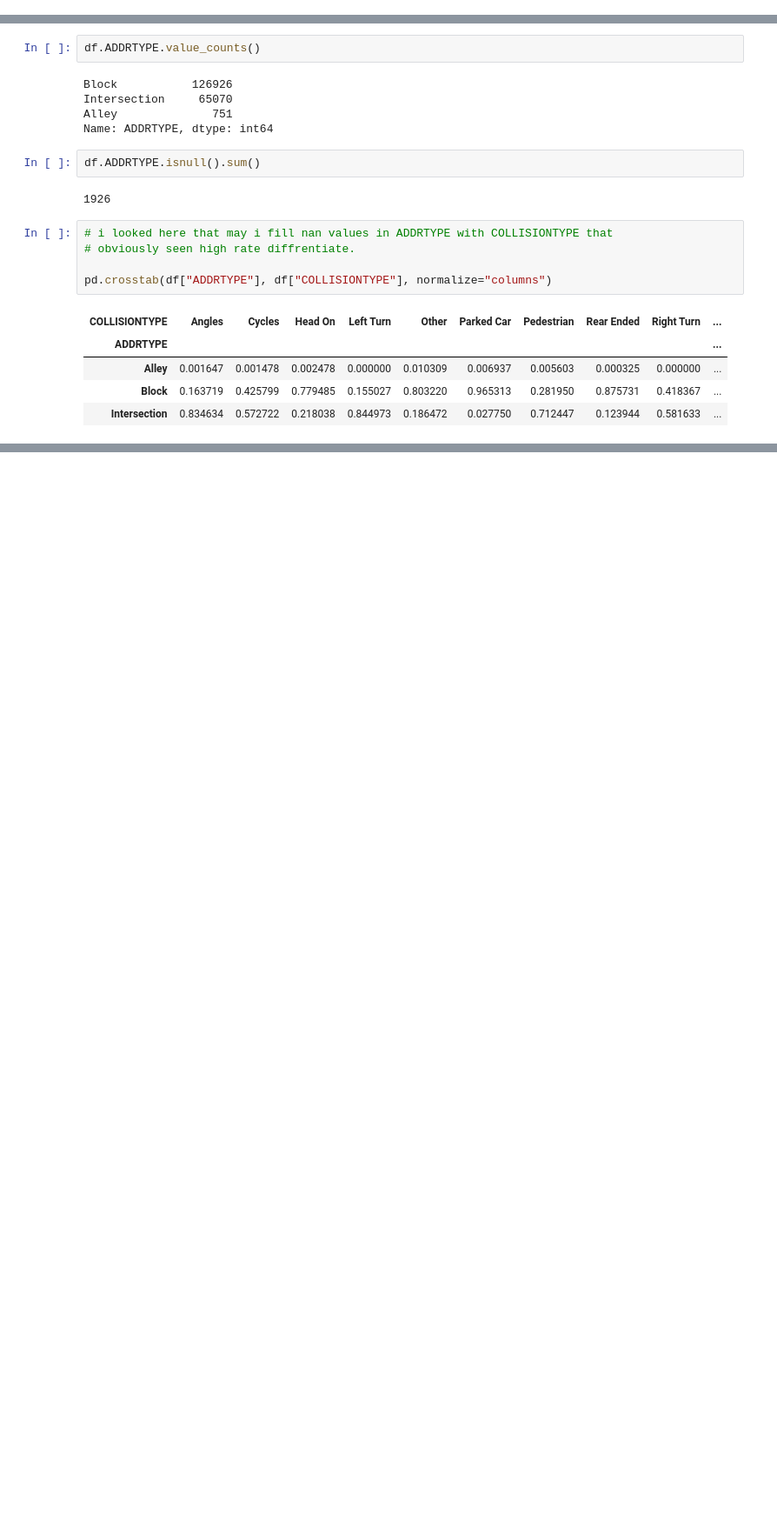
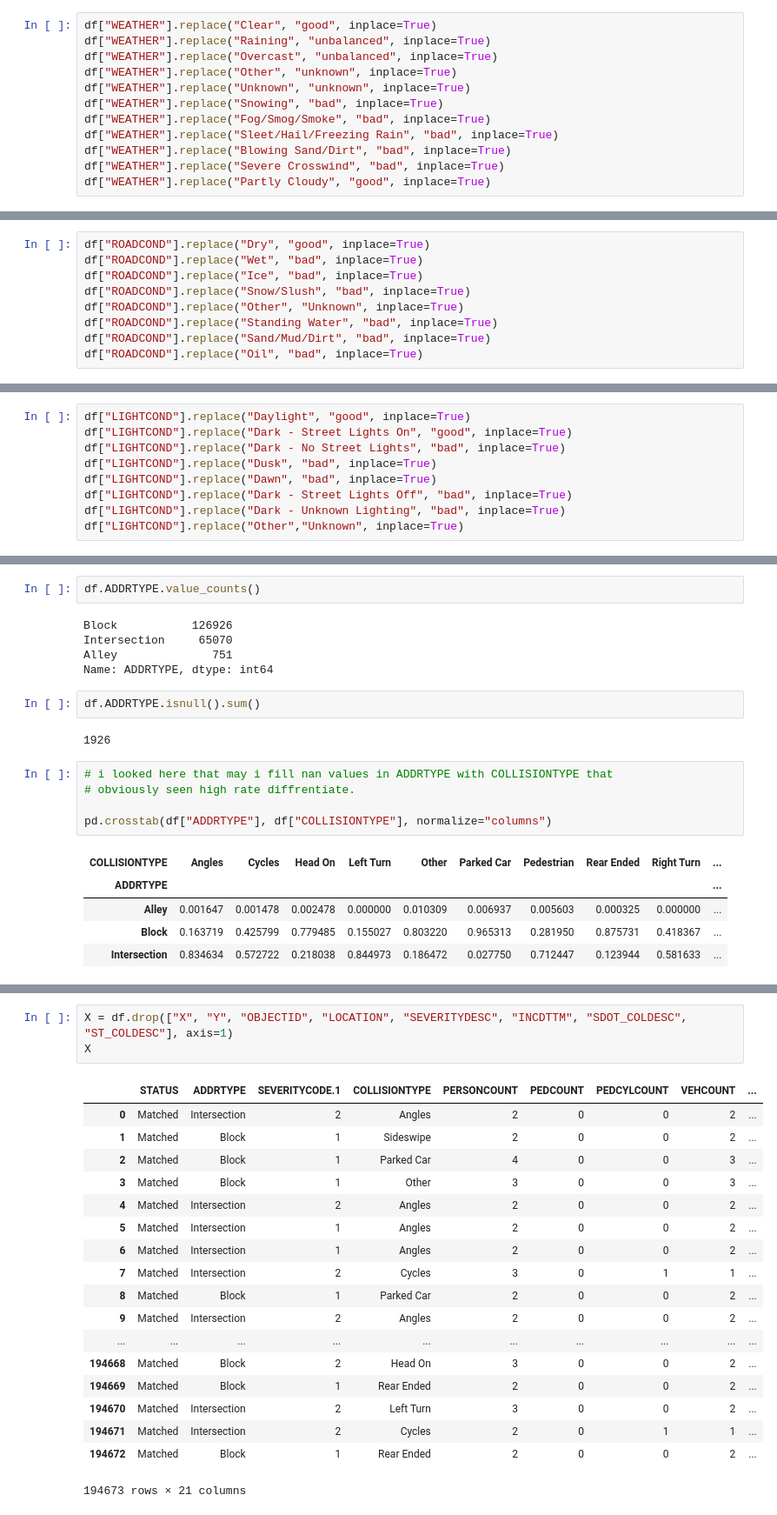
Before and after one commit to okanexe/Coursera_Capstone, a Jupyter notebook: Intro_BusinessProb_Data.ipynb, the cells around one changed output, grey strips where cells are left out. Shown at 87% size. Cells and saved outputs as stored; diff of their text form; blank space fills up the shorter version.

```diff
--- a/Intro_BusinessProb_Data.ipynb
+++ b/Intro_BusinessProb_Data.ipynb
@@ -308,0 +314,12 @@ Name: WEATHER, dtype: int64
+# %%
+df["WEATHER"].replace("Clear", "good", inplace=True)
+df["WEATHER"].replace("Raining", "unbalanced", inplace=True)
+df["WEATHER"].replace("Overcast", "unbalanced", inplace=True)
+df["WEATHER"].replace("Other", "unknown", inplace=True)
+df["WEATHER"].replace("Unknown", "unknown", inplace=True)
+df["WEATHER"].replace("Snowing", "bad", inplace=True)
+df["WEATHER"].replace("Fog/Smog/Smoke", "bad", inplace=True)
+df["WEATHER"].replace("Sleet/Hail/Freezing Rain", "bad", inplace=True)
+df["WEATHER"].replace("Blowing Sand/Dirt", "bad", inplace=True)
+df["WEATHER"].replace("Severe Crosswind", "bad", inplace=True)
+df["WEATHER"].replace("Partly Cloudy", "good", inplace=True)
@@ -340,0 +364,9 @@ Name: ROADCOND, dtype: int64
+# %%
+df["ROADCOND"].replace("Dry", "good", inplace=True)
+df["ROADCOND"].replace("Wet", "bad", inplace=True)
+df["ROADCOND"].replace("Ice", "bad", inplace=True)
+df["ROADCOND"].replace("Snow/Slush", "bad", inplace=True)
+df["ROADCOND"].replace("Other", "Unknown", inplace=True)
+df["ROADCOND"].replace("Standing Water", "bad", inplace=True)
+df["ROADCOND"].replace("Sand/Mud/Dirt", "bad", inplace=True)
+df["ROADCOND"].replace("Oil", "bad", inplace=True)
@@ -355,0 +399,9 @@ Name: LIGHTCOND, dtype: int64
+# %%
+df["LIGHTCOND"].replace("Daylight", "good", inplace=True)
+df["LIGHTCOND"].replace("Dark - Street Lights On", "good", inplace=True)
+df["LIGHTCOND"].replace("Dark - No Street Lights", "bad", inplace=True)
+df["LIGHTCOND"].replace("Dusk", "bad", inplace=True)
+df["LIGHTCOND"].replace("Dawn", "bad", inplace=True)
+df["LIGHTCOND"].replace("Dark - Street Lights Off", "bad", inplace=True)
+df["LIGHTCOND"].replace("Dark - Unknown Lighting", "bad", inplace=True)
+df["LIGHTCOND"].replace("Other","Unknown", inplace=True)
@@ -549,0 +629,22 @@ Name: COLLISIONTYPE, dtype: int64
+# %%
+X = df.drop(["X", "Y", "OBJECTID", "LOCATION", "SEVERITYDESC", "INCDTTM", "SDOT_COLDESC", "ST_COLDESC"], axis=1)
+X
+# %% [output]
+|  | STATUS | ADDRTYPE | SEVERITYCODE.1 | COLLISIONTYPE | PERSONCOUNT | PEDCOUNT | PEDCYLCOUNT | VEHCOUNT | ... |
+| 0 | Matched | Intersection | 2 | Angles | 2 | 0 | 0 | 2 | ... |
+| 1 | Matched | Block | 1 | Sideswipe | 2 | 0 | 0 | 2 | ... |
+| 2 | Matched | Block | 1 | Parked Car | 4 | 0 | 0 | 3 | ... |
+| 3 | Matched | Block | 1 | Other | 3 | 0 | 0 | 3 | ... |
+| 4 | Matched | Intersection | 2 | Angles | 2 | 0 | 0 | 2 | ... |
+| 5 | Matched | Intersection | 1 | Angles | 2 | 0 | 0 | 2 | ... |
+| 6 | Matched | Intersection | 1 | Angles | 2 | 0 | 0 | 2 | ... |
+| 7 | Matched | Intersection | 2 | Cycles | 3 | 0 | 1 | 1 | ... |
+| 8 | Matched | Block | 1 | Parked Car | 2 | 0 | 0 | 2 | ... |
+| 9 | Matched | Intersection | 2 | Angles | 2 | 0 | 0 | 2 | ... |
+| ... | ... | ... | ... | ... | ... | ... | ... | ... | ... |
+| 194668 | Matched | Block | 2 | Head On | 3 | 0 | 0 | 2 | ... |
+| 194669 | Matched | Block | 1 | Rear Ended | 2 | 0 | 0 | 2 | ... |
+| 194670 | Matched | Intersection | 2 | Left Turn | 3 | 0 | 0 | 2 | ... |
+| 194671 | Matched | Intersection | 2 | Cycles | 2 | 0 | 1 | 1 | ... |
+| 194672 | Matched | Block | 1 | Rear Ended | 2 | 0 | 0 | 2 | ... |
+194673 rows × 21 columns
```
Also changed, not shown: parts of 24 cells of this notebook, 2 other files.
